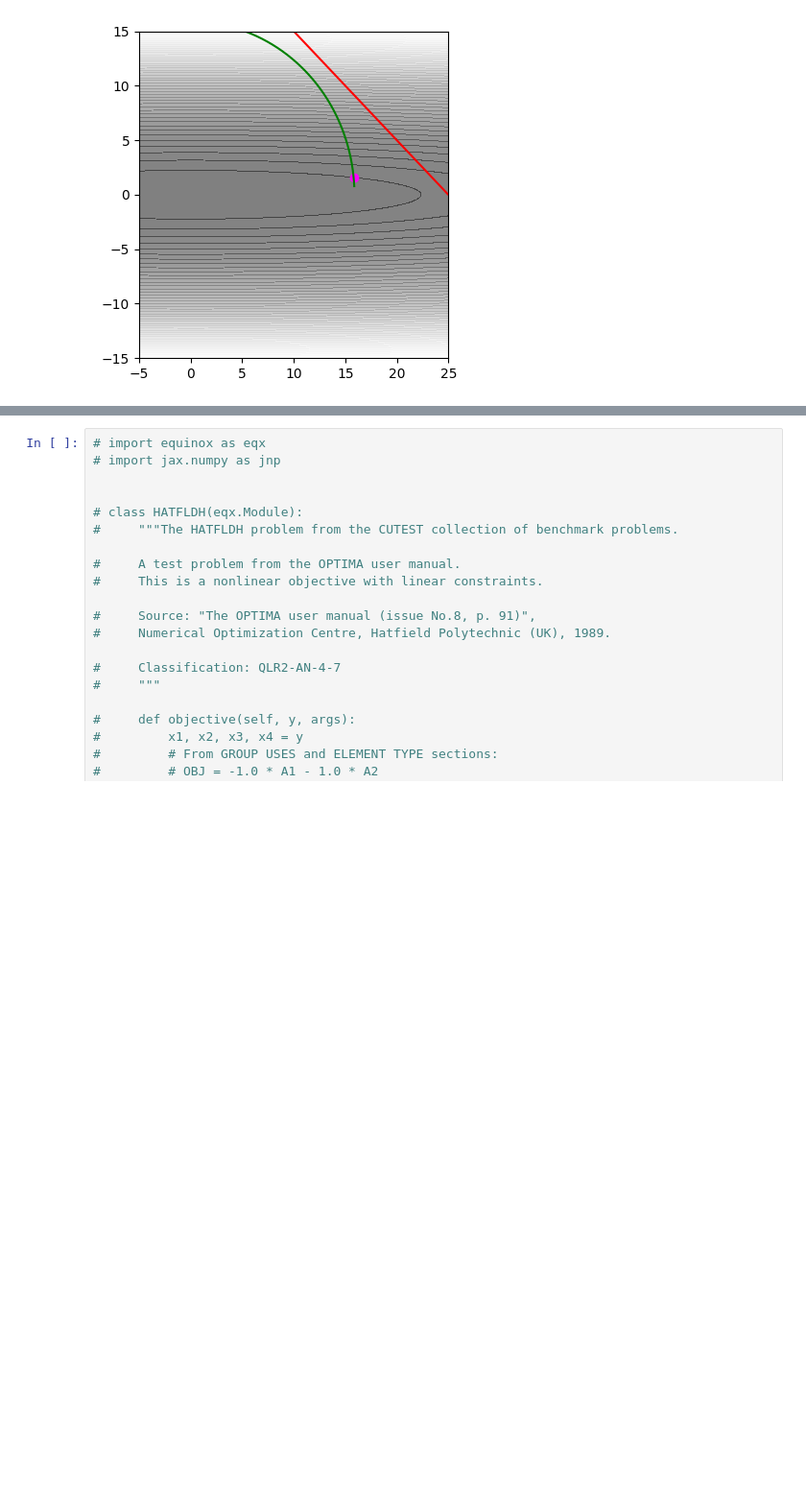
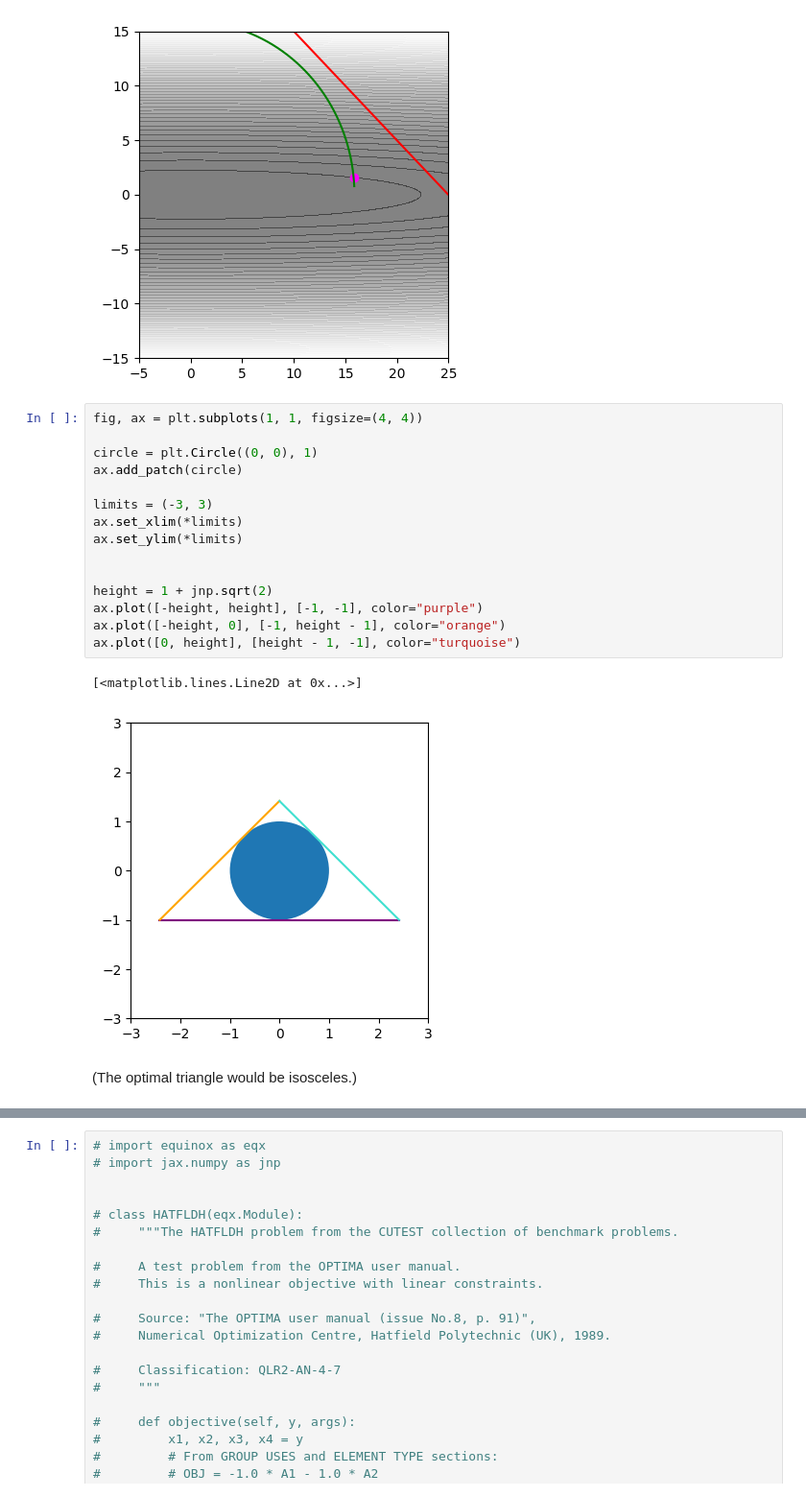
Before and after one commit to patrick-kidger/optimistix, a Jupyter notebook: CUTEST.ipynb, the cells around one changed output, grey strips where cells are left out. Shown: that part at 96% size. Saved outputs shown, nothing was run; the diff lists cells and outputs as text; blank space fills up the shorter version.

```diff
--- a/CUTEST.ipynb
+++ b/CUTEST.ipynb
@@ -252,4 +264,24 @@ fig.tight_layout()
 15.811628960000002
 4.04 [-25. -21.  -4.]
 [figure]
+# %%
+fig, ax = plt.subplots(1, 1, figsize=(4, 4))
+
+circle = plt.Circle((0, 0), 1)
+ax.add_patch(circle)
+
+limits = (-3, 3)
+ax.set_xlim(*limits)
+ax.set_ylim(*limits)
+
+
+height = 1 + jnp.sqrt(2)
+ax.plot([-height, height], [-1, -1], color="purple")
+ax.plot([-height, 0], [-1, height - 1], color="orange")
+ax.plot([0, height], [height - 1, -1], color="turquoise")
+# %% [output]
+[<matplotlib.lines.Line2D at 0x...>]
+[figure, added]
+# %% [markdown]
+(The optimal triangle would be isosceles.)
 # %%
```
Also changed, not shown: parts of 6 cells of this notebook, 4 other files.
